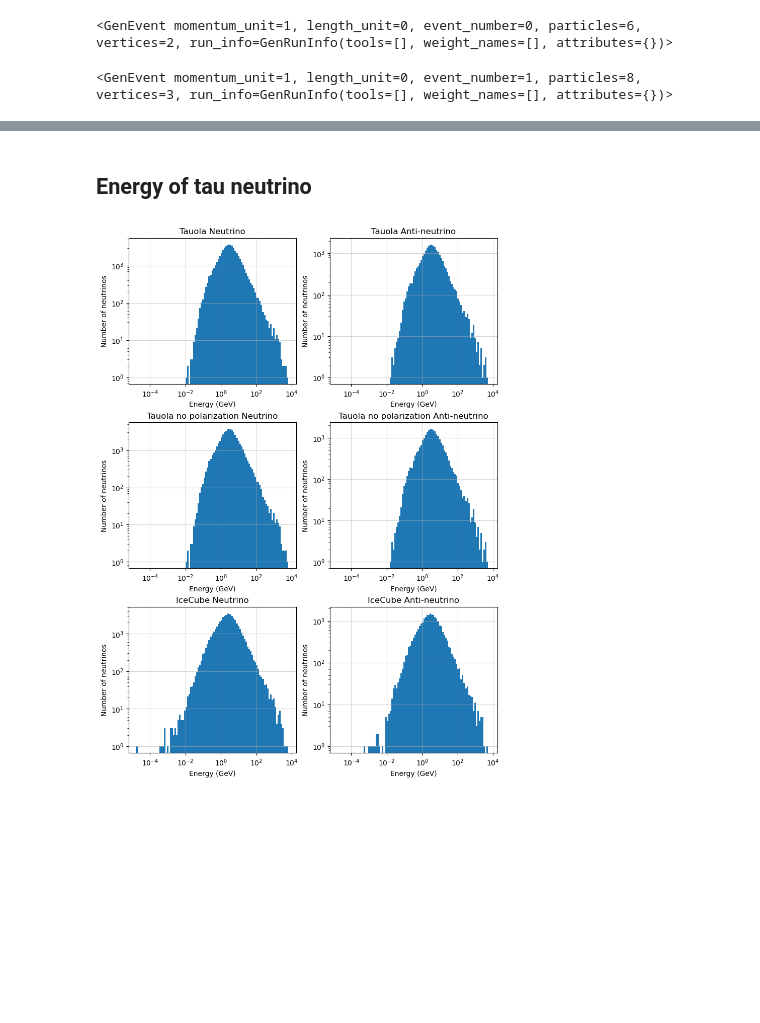
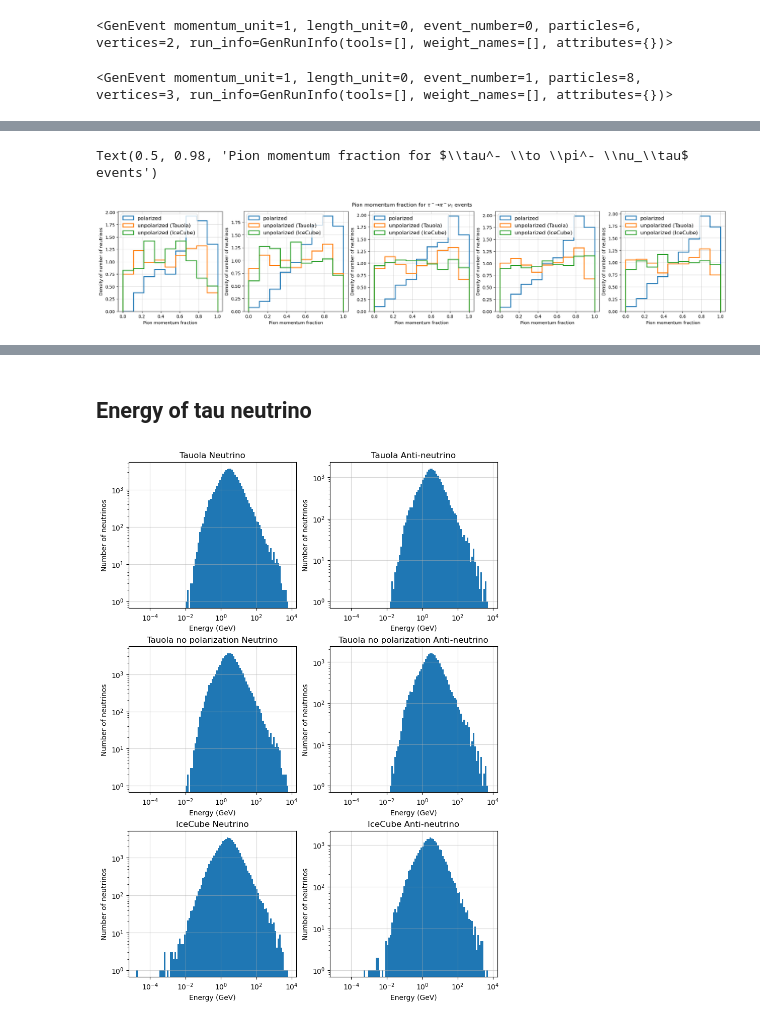
Before and after one commit to simonthor/tau-polarization-icecube, a Jupyter notebook: icecube-tau-decays/tauola_vs_icecube.ipynb, the cells around one changed output, grey strips where cells are left out. Cells and saved outputs as stored; diff of their text form; code cells hidden in the pictures; blank space fills up the shorter version.

```diff
--- a/icecube-tau-decays/tauola_vs_icecube.ipynb
+++ b/icecube-tau-decays/tauola_vs_icecube.ipynb
@@ -133,0 +234,10 @@ It seems like the energies of the particles are exactly the same for polarized a
+# %%
+fig, axs = plot_histograms(
+    decay_products, decay_products_nopol, decay_products_ic,
+    bins=[np.linspace(0, 1, 10) for e in nutau_energies], filter_func=is_pion_nutau_event, plot_func=pion_momentum_fraction,
+    xlabel="Pion momentum fraction", density=True,
+)
+fig.suptitle(r"Pion momentum fraction for $\tau^- \to \pi^- \nu_\tau$ events")
+# %% [output]
+Text(0.5, 0.98, 'Pion momentum fraction for $\\tau^- \\to \\pi^- \\nu_\\tau$ events')
+[figure, added]
```
Also changed, not shown: parts of 31 cells of this notebook.
